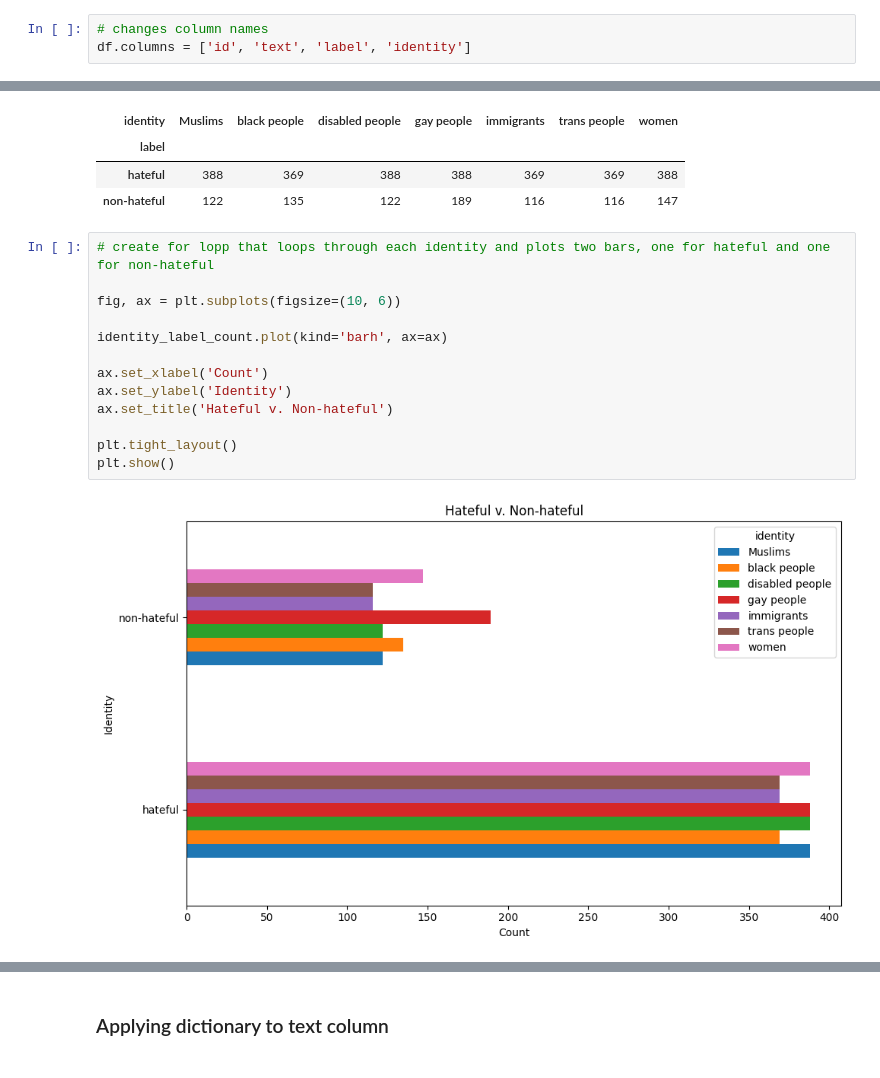
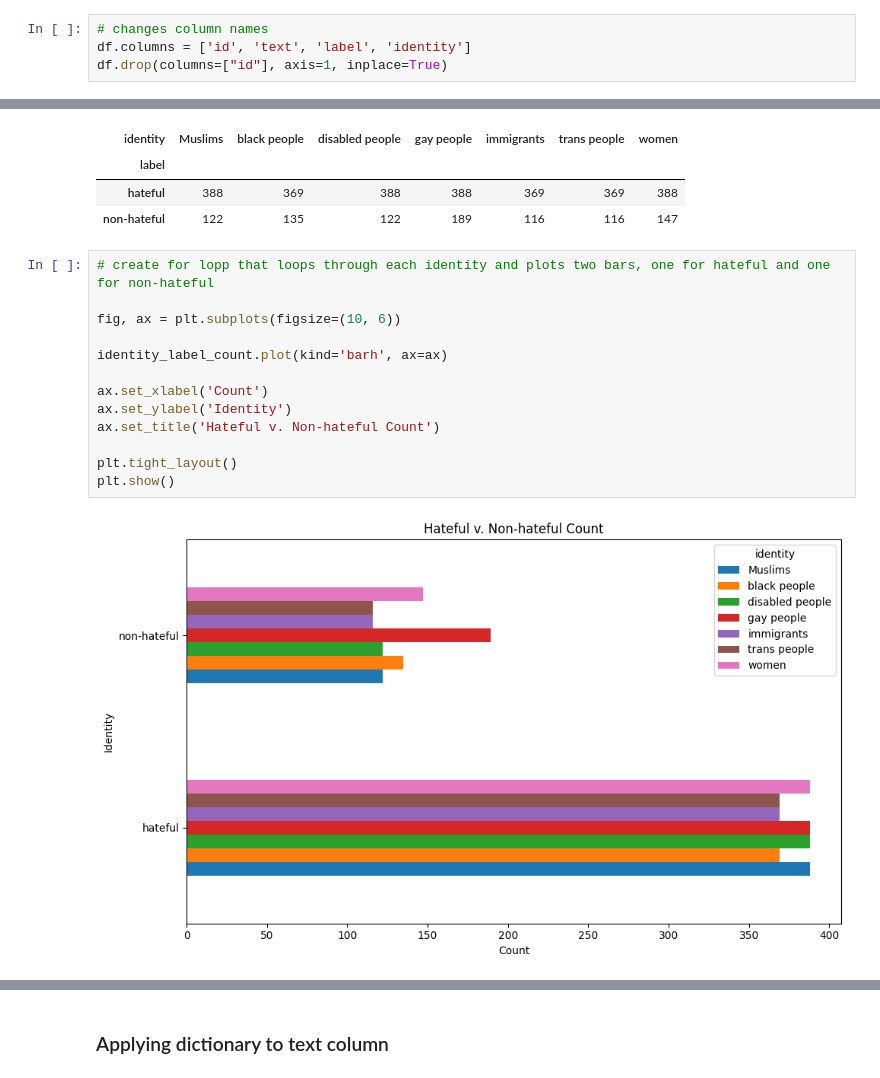
Before and after one commit to Danneftw1/Deep-Learning, a Jupyter notebook: Projekt/projekt.ipynb, the cells around one changed output, grey strips where cells are left out. Saved outputs shown, nothing was run; the diff lists cells and outputs as text.

```diff
--- a/Projekt/projekt.ipynb
+++ b/Projekt/projekt.ipynb
@@ -62,3 +63,4 @@ df = pd.read_csv("hate-text.csv")
 # %%
 # changes column names
 df.columns = ['id', 'text', 'label', 'identity']
+df.drop(columns=["id"], axis=1, inplace=True)
@@ -232,15 +245,15 @@ identity_label_count
 # %%
 # create for lopp that loops through each identity and plots two bars, one for hateful and one for non-hateful
 
 fig, ax = plt.subplots(figsize=(10, 6))
 
 identity_label_count.plot(kind='barh', ax=ax)
 
 ax.set_xlabel('Count')
 ax.set_ylabel('Identity')
-ax.set_title('Hateful v. Non-hateful')
+ax.set_title('Hateful v. Non-hateful Count')
 
 plt.tight_layout()
 plt.show()
 # %% [output]
-[figure, old version]
+[figure, new version]
```
Also changed, not shown: parts of 15 cells of this notebook.
